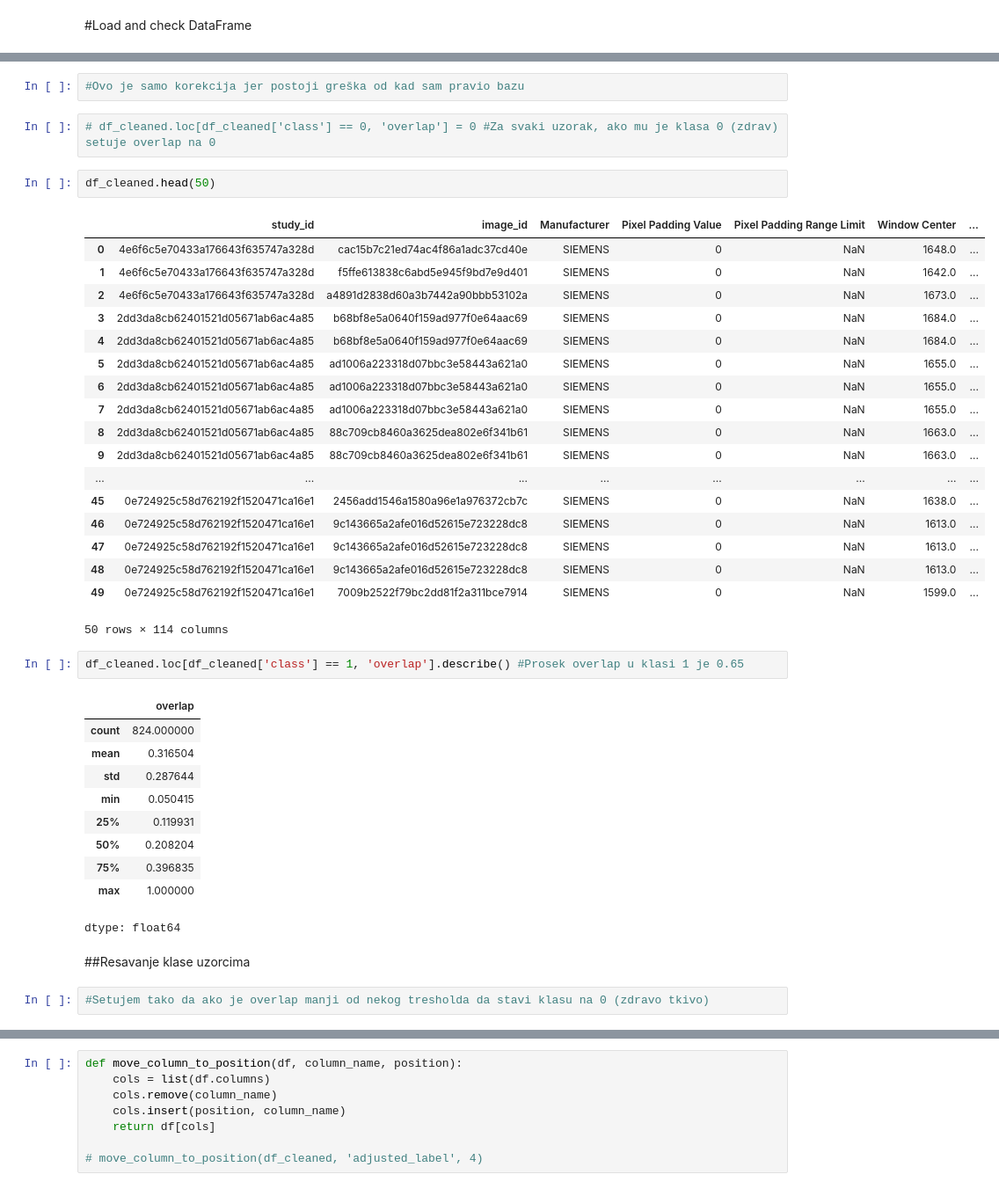
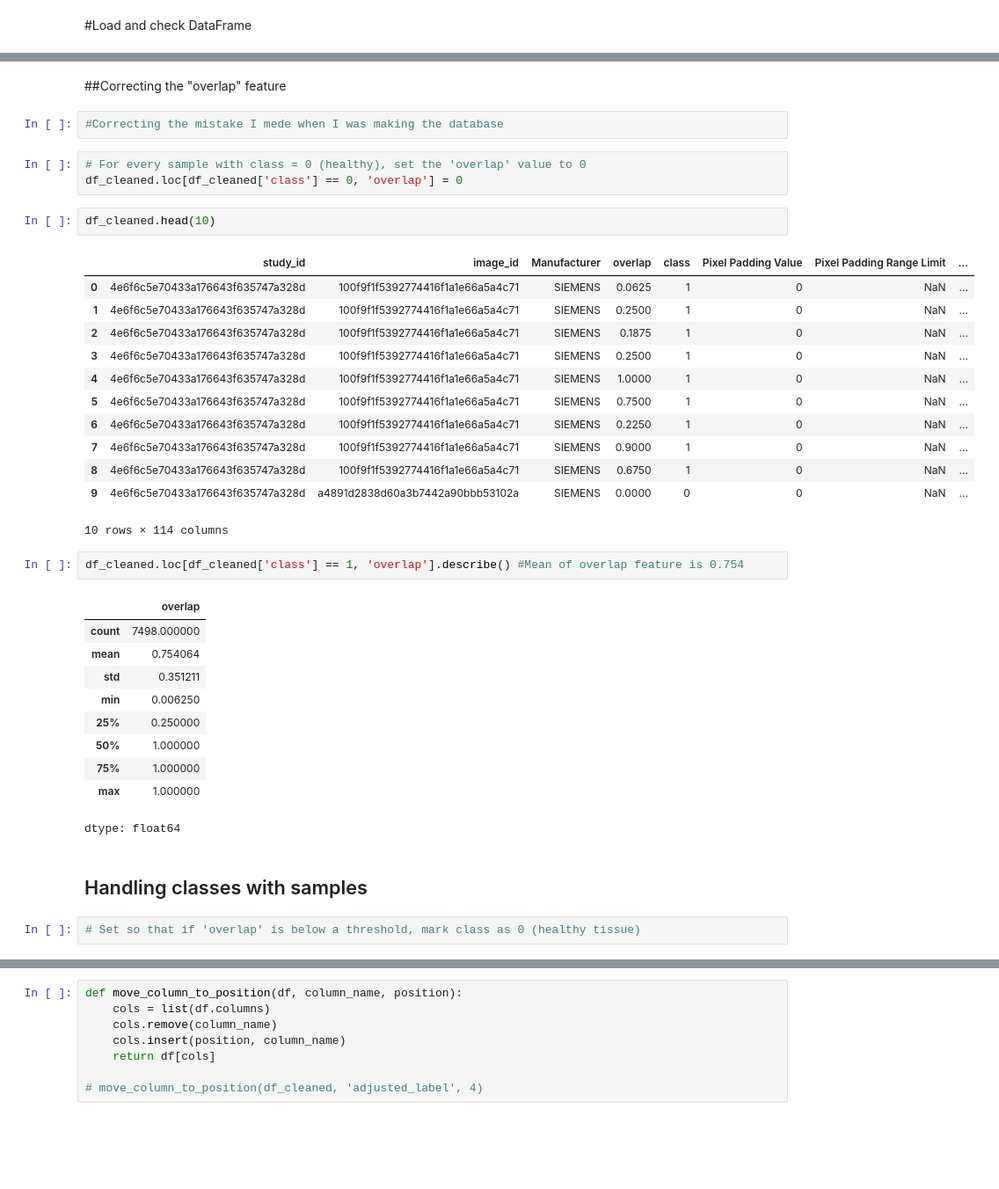
Before and after one commit to dukisima/cross-device-model-testing, a Jupyter notebook: notebooks/main_experiments.ipynb, the cells around one changed output, grey strips where cells are left out. Shown: that part at 88% size. Cells and saved outputs as stored; diff of their text form; blank space fills up the shorter version.

```diff
--- a/notebooks/main_experiments.ipynb
+++ b/notebooks/main_experiments.ipynb
@@ -78,43 +81,40 @@ df_cleaned.head()
-# %%
-#Ovo je samo korekcija jer postoji greška od kad sam pravio bazu
-# %%
-# df_cleaned.loc[df_cleaned['class'] == 0, 'overlap'] = 0 #Za svaki uzorak, ako mu je klasa 0 (zdrav) setuje overlap na 0
+# %% [markdown]
+##Correcting the "overlap" feature
+# %%
+#Correcting the mistake I mede when I was making the database
+# %%
+# For every sample with class = 0 (healthy), set the 'overlap' value to 0
+df_cleaned.loc[df_cleaned['class'] == 0, 'overlap'] = 0
 # %%
-df_cleaned.head(50)
+df_cleaned.head(10)
 # %% [output]
-|  | study_id | image_id | Manufacturer | Pixel Padding Value | Pixel Padding Range Limit | Window Center | ... |
-| 0 | 4e6f6c5e70433a176643f635747a328d | cac15b7c21ed74ac4f86a1adc37cd40e | SIEMENS | 0 | NaN | 1648.0 | ... |
-| 1 | 4e6f6c5e70433a176643f635747a328d | f5ffe613838c6abd5e945f9bd7e9d401 | SIEMENS | 0 | NaN | 1642.0 | ... |
-| 2 | 4e6f6c5e70433a176643f635747a328d | a4891d2838d60a3b7442a90bbb53102a | SIEMENS | 0 | NaN | 1673.0 | ... |
-| 3 | 2dd3da8cb62401521d05671ab6ac4a85 | b68bf8e5a0640f159ad977f0e64aac69 | SIEMENS | 0 | NaN | 1684.0 | ... |
-| 4 | 2dd3da8cb62401521d05671ab6ac4a85 | b68bf8e5a0640f159ad977f0e64aac69 | SIEMENS | 0 | NaN | 1684.0 | ... |
-| 5 | 2dd3da8cb62401521d05671ab6ac4a85 | ad1006a223318d07bbc3e58443a621a0 | SIEMENS | 0 | NaN | 1655.0 | ... |
-| 6 | 2dd3da8cb62401521d05671ab6ac4a85 | ad1006a223318d07bbc3e58443a621a0 | SIEMENS | 0 | NaN | 1655.0 | ... |
-| 7 | 2dd3da8cb62401521d05671ab6ac4a85 | ad1006a223318d07bbc3e58443a621a0 | SIEMENS | 0 | NaN | 1655.0 | ... |
-| 8 | 2dd3da8cb62401521d05671ab6ac4a85 | 88c709cb8460a3625dea802e6f341b61 | SIEMENS | 0 | NaN | 1663.0 | ... |
-| 9 | 2dd3da8cb62401521d05671ab6ac4a85 | 88c709cb8460a3625dea802e6f341b61 | SIEMENS | 0 | NaN | 1663.0 | ... |
-| ... | ... | ... | ... | ... | ... | ... | ... |
-| 45 | 0e724925c58d762192f1520471ca16e1 | 2456add1546a1580a96e1a976372cb7c | SIEMENS | 0 | NaN | 1638.0 | ... |
-| 46 | 0e724925c58d762192f1520471ca16e1 | 9c143665a2afe016d52615e723228dc8 | SIEMENS | 0 | NaN | 1613.0 | ... |
-| 47 | 0e724925c58d762192f1520471ca16e1 | 9c143665a2afe016d52615e723228dc8 | SIEMENS | 0 | NaN | 1613.0 | ... |
-| 48 | 0e724925c58d762192f1520471ca16e1 | 9c143665a2afe016d52615e723228dc8 | SIEMENS | 0 | NaN | 1613.0 | ... |
-| 49 | 0e724925c58d762192f1520471ca16e1 | 7009b2522f79bc2dd81f2a311bce7914 | SIEMENS | 0 | NaN | 1599.0 | ... |
+|  | study_id | image_id | Manufacturer | overlap | class | Pixel Padding Value | Pixel Padding Range Limit | ... |
+| 0 | 4e6f6c5e70433a176643f635747a328d | 100f9f1f5392774416f1a1e66a5a4c71 | SIEMENS | 0.0625 | 1 | 0 | NaN | ... |
+| 1 | 4e6f6c5e70433a176643f635747a328d | 100f9f1f5392774416f1a1e66a5a4c71 | SIEMENS | 0.2500 | 1 | 0 | NaN | ... |
+| 2 | 4e6f6c5e70433a176643f635747a328d | 100f9f1f5392774416f1a1e66a5a4c71 | SIEMENS | 0.1875 | 1 | 0 | NaN | ... |
+| 3 | 4e6f6c5e70433a176643f635747a328d | 100f9f1f5392774416f1a1e66a5a4c71 | SIEMENS | 0.2500 | 1 | 0 | NaN | ... |
+| 4 | 4e6f6c5e70433a176643f635747a328d | 100f9f1f5392774416f1a1e66a5a4c71 | SIEMENS | 1.0000 | 1 | 0 | NaN | ... |
+| 5 | 4e6f6c5e70433a176643f635747a328d | 100f9f1f5392774416f1a1e66a5a4c71 | SIEMENS | 0.7500 | 1 | 0 | NaN | ... |
+| 6 | 4e6f6c5e70433a176643f635747a328d | 100f9f1f5392774416f1a1e66a5a4c71 | SIEMENS | 0.2250 | 1 | 0 | NaN | ... |
+| 7 | 4e6f6c5e70433a176643f635747a328d | 100f9f1f5392774416f1a1e66a5a4c71 | SIEMENS | 0.9000 | 1 | 0 | NaN | ... |
+| 8 | 4e6f6c5e70433a176643f635747a328d | 100f9f1f5392774416f1a1e66a5a4c71 | SIEMENS | 0.6750 | 1 | 0 | NaN | ... |
+| 9 | 4e6f6c5e70433a176643f635747a328d | a4891d2838d60a3b7442a90bbb53102a | SIEMENS | 0.0000 | 0 | 0 | NaN | ... |
-50 rows × 114 columns
+10 rows × 114 columns
 # %%
-df_cleaned.loc[df_cleaned['class'] == 1, 'overlap'].describe() #Prosek overlap u klasi 1 je 0.65
+df_cleaned.loc[df_cleaned['class'] == 1, 'overlap'].describe() #Mean of overlap feature is 0.754
 # %% [output]
 |  | overlap |
-| count | 824.000000 |
-| mean | 0.316504 |
-| std | 0.287644 |
-| min | 0.050415 |
-| 25% | 0.119931 |
-| 50% | 0.208204 |
-| 75% | 0.396835 |
+| count | 7498.000000 |
+| mean | 0.754064 |
+| std | 0.351211 |
+| min | 0.006250 |
+| 25% | 0.250000 |
+| 50% | 1.000000 |
+| 75% | 1.000000 |
 | max | 1.000000 |
 dtype: float64
-# %% [markdown]
-##Resavanje klase uzorcima
-# %%
-#Setujem tako da ako je overlap manji od nekog tresholda da stavi klasu na 0 (zdravo tkivo)
+# %% [markdown]
+## Handling classes with samples
+# %%
+# Set so that if 'overlap' is below a threshold, mark class as 0 (healthy tissue)
 # %%
```
Also changed, not shown: parts of 25 cells of this notebook.
